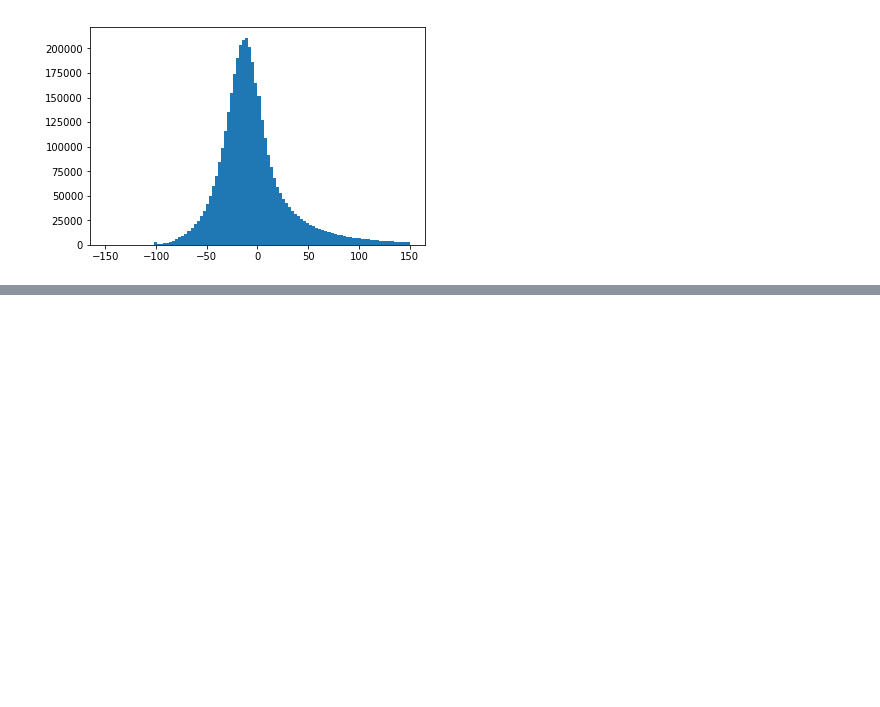
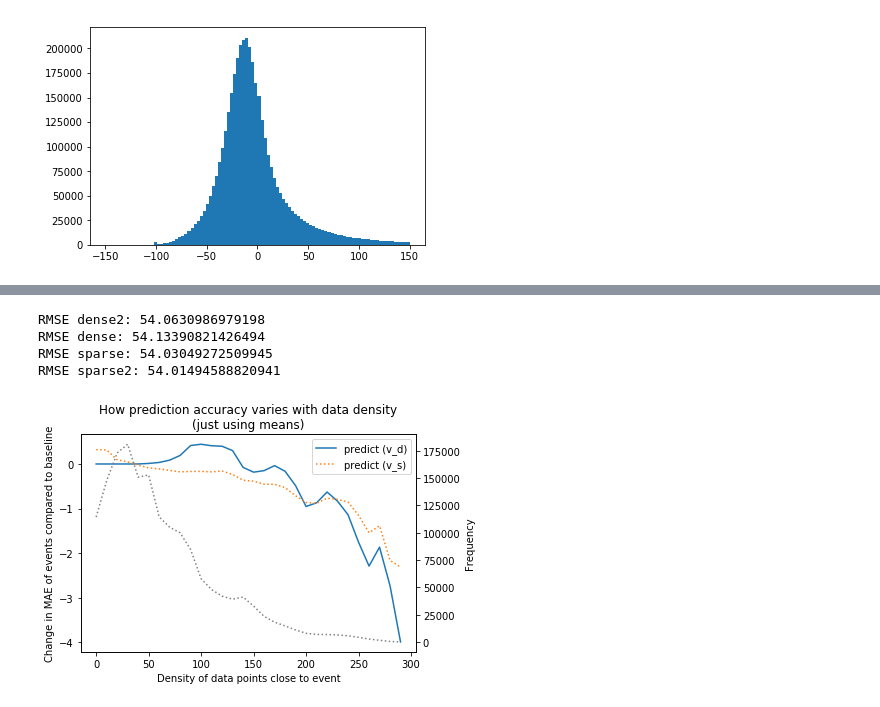
Before and after one commit to gingertom/buses, a Jupyter notebook: Data Exploration/long term/Using Spatiotemporal for chains.ipynb, the cells around one changed output, grey strips where cells are left out. Drawn from its saved outputs; the diff is of its cells as text; code cells hidden in the pictures; blank space fills up the shorter version.

```diff
--- a/Data Exploration/long term/Using Spatiotemporal for chains.ipynb
+++ b/Data Exploration/long term/Using Spatiotemporal for chains.ipynb
@@ -180,0 +243,15 @@ Text(0.5, 1.0, 'Number of data points for last 220 mins (minus the most recent 2
+# %%
+target = se.loc[data_mask, 'diff_percent_segment_and_mean_by_segment_code_and_hour_and_day']
+
+print(f"RMSE dense2: {np.sqrt(mean_squared_error(target, offsets_dense2))}")
+
+print(f"RMSE dense: {np.sqrt(mean_squared_error(target, offsets_dense))}")
+
+print(f"RMSE sparse: {np.sqrt(mean_squared_error(target, offsets_sparse))}")
+
+print(f"RMSE sparse2: {np.sqrt(mean_squared_error(target, offsets_sparse2))}")
+# %% [output]
+RMSE dense2: 54.0630986979198
+RMSE dense: 54.13390821426494
+RMSE sparse: 54.03049272509945
+RMSE sparse2: 54.01494588820941
@@ -180,0 +306,30 @@ Text(0.5, 1.0, 'Number of data points for last 220 mins (minus the most recent 2
+# %%
+MAE_dense_predict = np.array(MAE_dense_predict)
+MAE_dense2_predict = np.array(MAE_dense2_predict)
+MAE_baseline = np.array(MAE_baseline)
+MAE_sparse_predict = np.array(MAE_sparse_predict)
+MAE_sparse2_predict = np.array(MAE_sparse2_predict)
+
+
+# plt.plot(x, percentages_baseline, label="baseline")
+# plt.plot(x, MAE_dense_predict-MAE_baseline, label="predict (d)")
+plt.plot(x, MAE_dense2_predict-MAE_baseline, label="predict (v_d)")
+# plt.plot(x, MAE_sparse_predict-MAE_baseline, label="predict (s)")
+plt.plot(x, MAE_sparse2_predict-MAE_baseline, label="predict (v_s)", ls=":")
+plt.xlabel("Density of data points close to event")
+plt.ylabel("Change in MAE of events compared to baseline")
+plt.legend(loc=1)
+# plt.ylim(35,47)
+
+ax = plt.gca()
+
+ax2 = ax.twinx()
+
+ax2.plot(x, freqeuncy, c="grey", ls=":")
+# ax2.set_yscale("log")
+ax2.set_ylabel("Frequency")
+plt.title("How prediction accuracy varies with data density\n(just using means)")
+# plt.savefig("accuracy vs density_2m_forward.pdf")
+plt.show()
+# %% [output]
+[figure, added]
```
Also changed, not shown: parts of 32 cells of this notebook.
